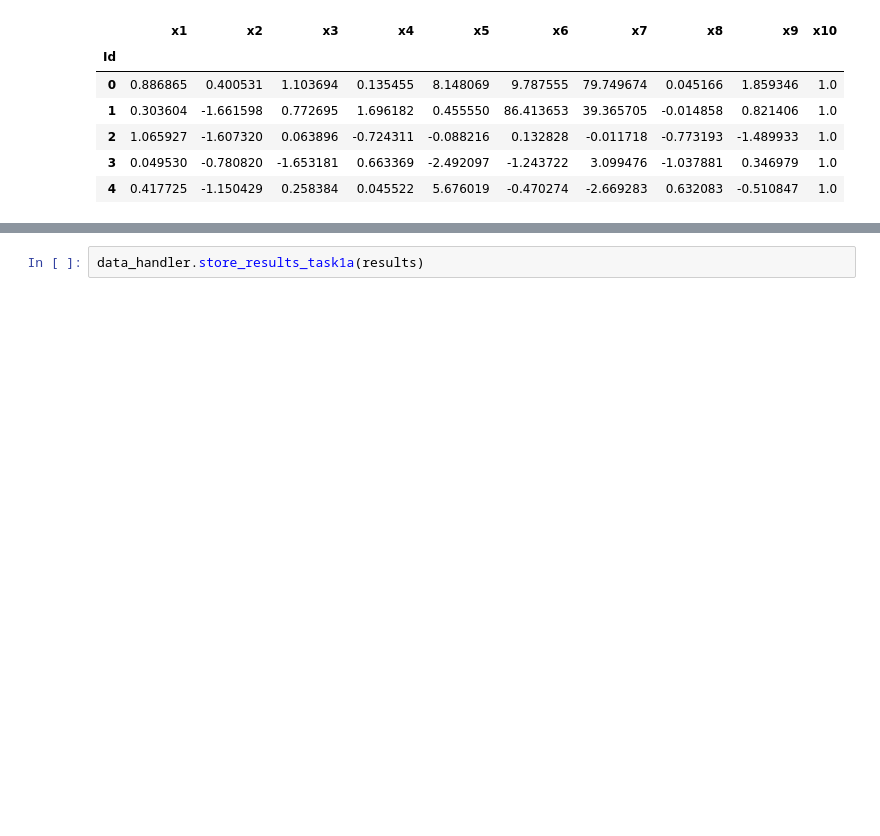
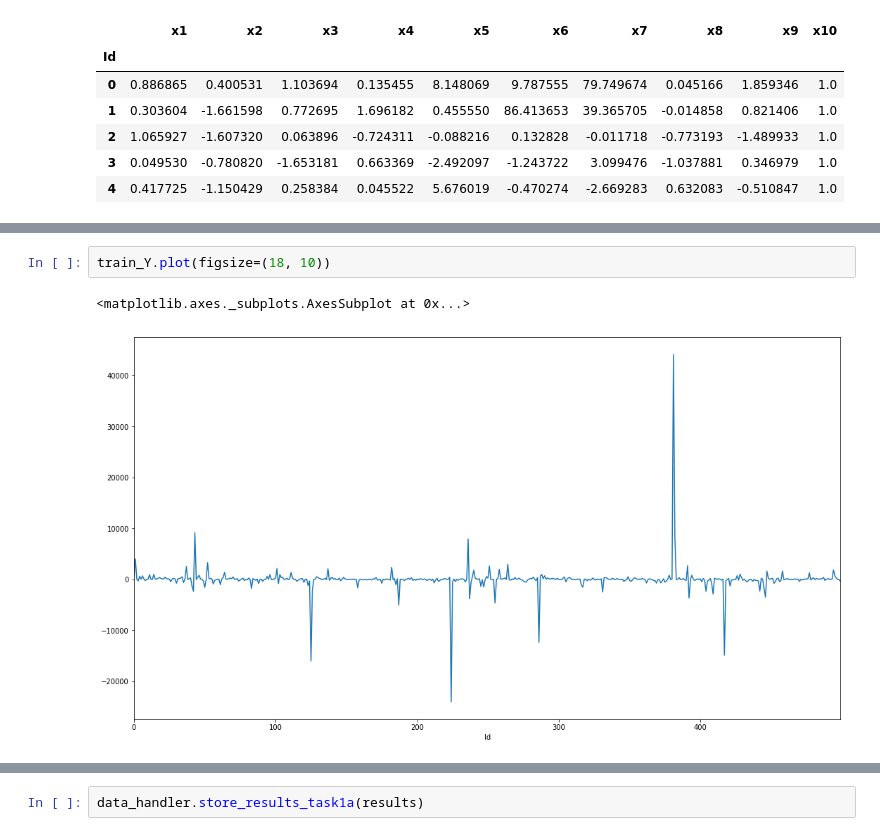
Before and after one commit to matthaeusheer/ml-project, a Jupyter notebook: notebooks/task_1a.ipynb, the cells around one changed output, grey strips where cells are left out. Cells and saved outputs as stored; diff of their text form; blank space fills up the shorter version.

```diff
--- a/notebooks/task_1a.ipynb
+++ b/notebooks/task_1a.ipynb
@@ -68,0 +65,5 @@ Name: y, dtype: float64
+# %%
+train_Y.plot(figsize=(18, 10))
+# %% [output]
+<matplotlib.axes._subplots.AxesSubplot at 0x...>
+[figure, added]
```
Also changed, not shown: parts of 9 cells of this notebook.
